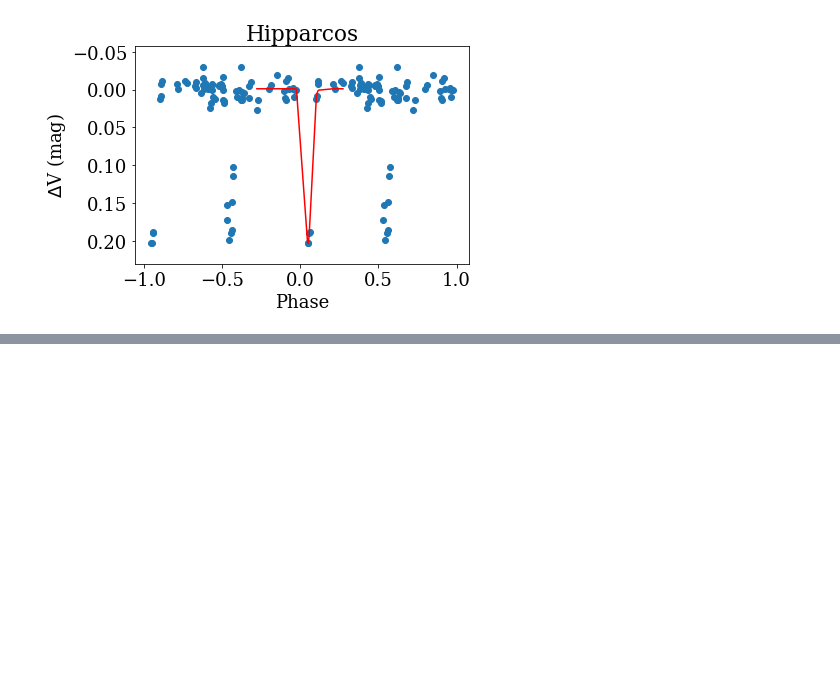
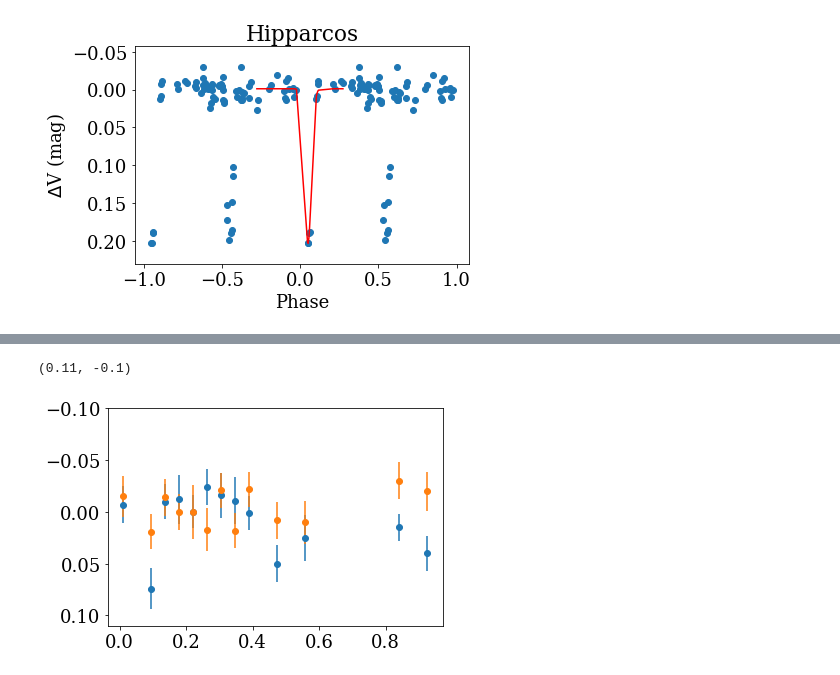
Before and after one commit to jradavenport/HS-Hya, a Jupyter notebook: makeplots.ipynb, the cells around one changed output, grey strips where cells are left out. Cells and saved outputs as stored; diff of their text form; code cells hidden in the pictures; blank space fills up the shorter version.

```diff
--- a/makeplots.ipynb
+++ b/makeplots.ipynb
@@ -130,0 +202,15 @@ Text(0.5, 1.0, 'Hipparcos')
+# %%
+plt.errorbar(((wise4['mjd'].values + 2400000.5 - E0) % Per)/Per, wise4['w2mpro'] - np.nanmedian(wise4['w2mpro']),
+             yerr=wise4['w2sigmpro'], linestyle='none', marker='o')
+
+plt.errorbar(((wise4['mjd'].values + 2400000.5 - E0) % Per)/Per, wise4['w3mpro'] - np.nanmedian(wise4['w3mpro']),
+             yerr=wise4['w3sigmpro'], linestyle='none', marker='o')
+
+# plt.scatter(((asas['HJD'][aok] + 2450000 - E0) % Per)/Per, asas['MAG_4'][aok] - np.nanmedian(asas['MAG_4'][aok]),
+#             s=3, c='C5', alpha=0.4)
+
+plt.gca().invert_yaxis()
+plt.ylim(0.11, -0.1)
+# %% [output]
+(0.11, -0.1)
+[figure, added]
```
Also changed, not shown: parts of 42 cells of this notebook.
